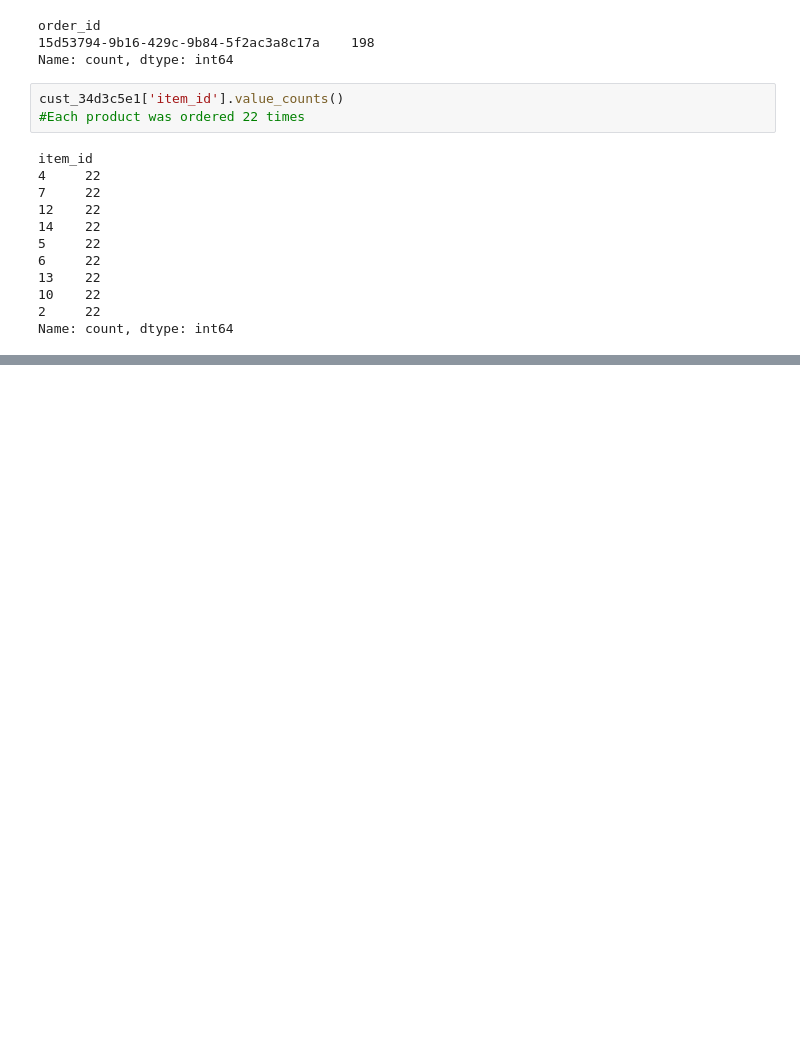
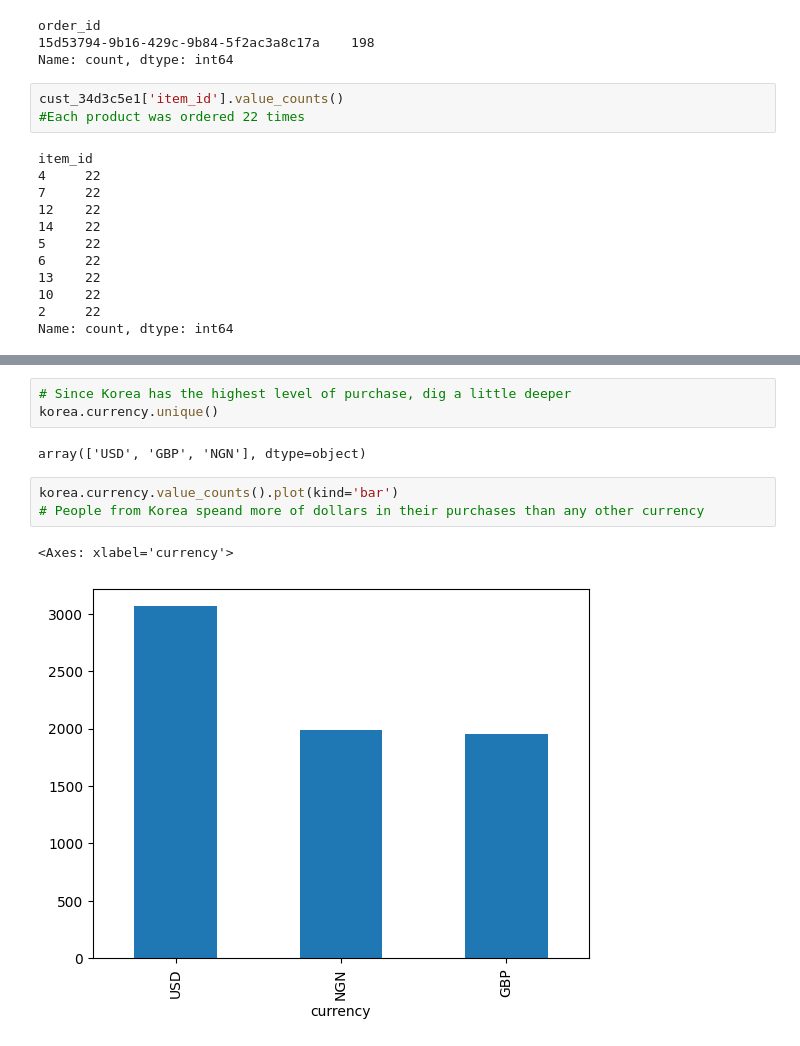
Before and after one commit to KudoroEsther/Files-Data_Analysis-, a Jupyter notebook: Task15/practice.ipynb, the cells around one changed output, grey strips where cells are left out. Cells and saved outputs as stored; diff of their text form; blank space fills up the shorter version.

```diff
--- a/Task15/practice.ipynb
+++ b/Task15/practice.ipynb
@@ -305,0 +339,11 @@ cust_34d3c5e1['event_id'].nunique()
+# %%
+# Since Korea has the highest level of purchase, dig a little deeper
+korea.currency.unique()
+# %% [output]
+array(['USD', 'GBP', 'NGN'], dtype=object)
+# %%
+korea.currency.value_counts().plot(kind='bar')
+# People from Korea speand more of dollars in their purchases than any other currency
+# %% [output]
+<Axes: xlabel='currency'>
+[figure, added]
```
Also changed, not shown: parts of 64 cells of this notebook.
